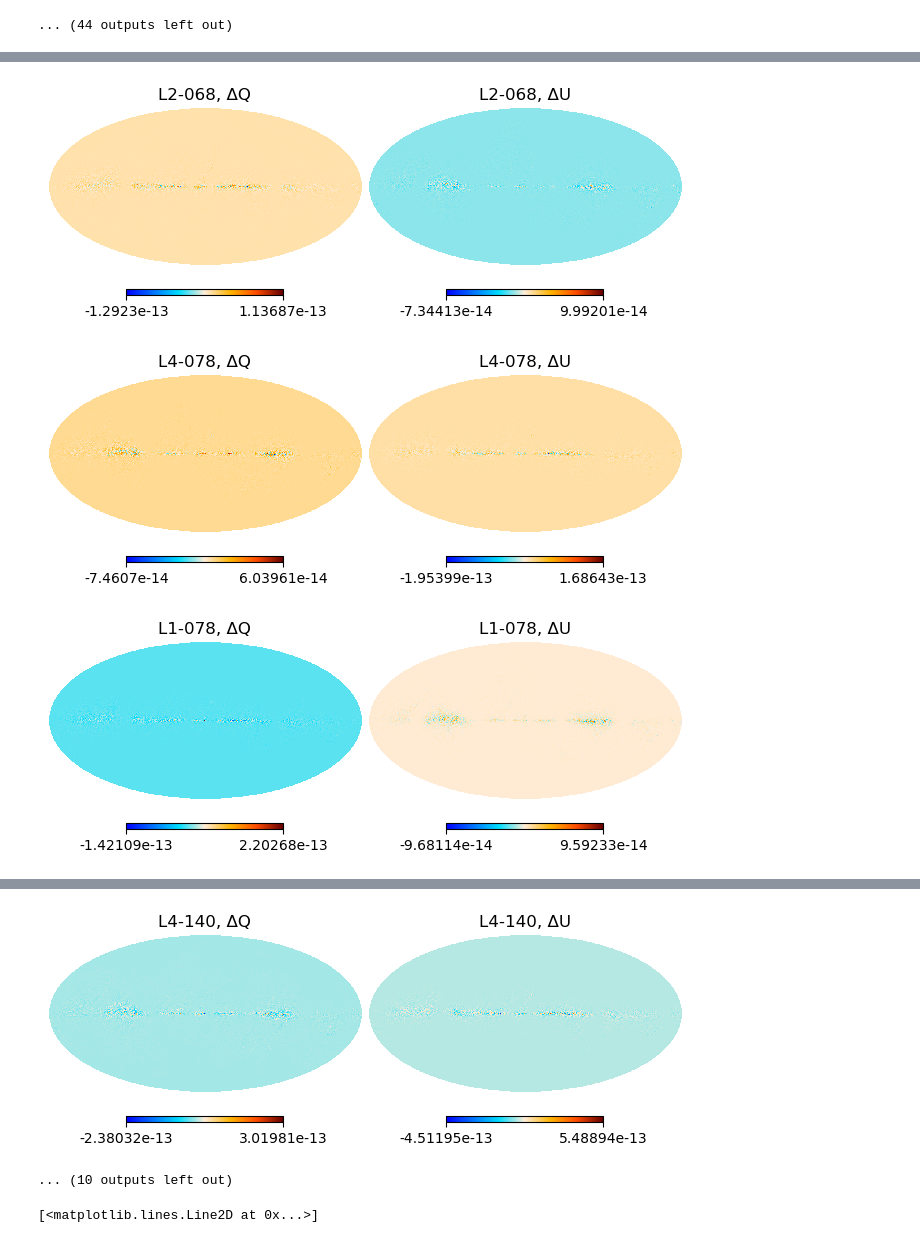
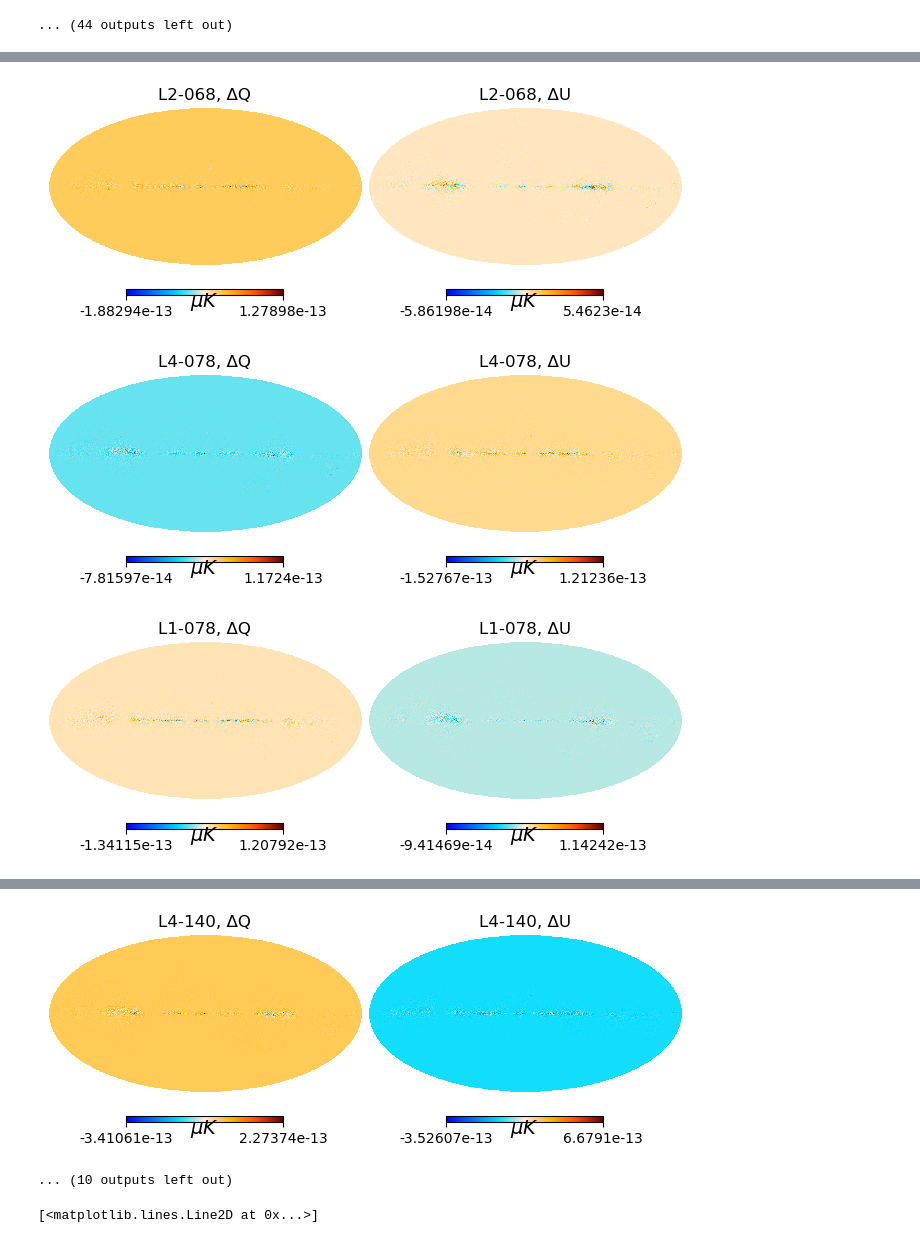
Before and after one commit to yusuke-takase/SBM, a Jupyter notebook: notebooks/bandpass_mismatch.ipynb, the cells around one changed output, grey strips where cells are left out. Saved outputs shown, nothing was run; the diff lists cells and outputs as text; code cells hidden in the pictures.

```diff
--- a/notebooks/bandpass_mismatch.ipynb
+++ b/notebooks/bandpass_mismatch.ipynb
@@ -234,11 +234,12 @@ syst = sbm.Systematics()
 freq_maps = []
 freq_maps_input = []
 freq_maps_res = []
-fg_models = ["pysm_dust_1", "pysm_synch_1", "pysm_co_1"]
+#fg_models = ["pysm_dust_1", "pysm_synch_1", "pysm_freefree_1", "pysm_ame_1", "pysm_co_1"]
+fg_models = ["pysm_dust_0", "pysm_synch_0", "pysm_co_1"]
 
 for channel in sbm.channel_list:
     config = sbm.Configlation(imo, channel)
-    config.mdim = 3 #2
+    config.mdim = 2 #3
     config.parallel = True
     config.nside = sf.nside
     config.xlink_threshold = 0.7  # avoid mapmake in singular pixels
@@ -354,6 +355,6 @@ val = 5
 
 for i,ch in enumerate(sbm.channel_list):
     plt.figure()
-    hp.mollview(freq_maps_res[i][1], cmap=cmap, sub=(1,2,1),title=f"{ch}, ΔQ") # min=-val, max=val,
-    hp.mollview(freq_maps_res[i][2], cmap=cmap, sub=(1,2,2), title=f"{ch}, ΔU") #min=-val, max=val,
+    hp.mollview(freq_maps_res[i][1], cmap=cmap, sub=(1,2,1),title=f"{ch}, ΔQ", unit="$\mu K$") # min=-val, max=val,
+    hp.mollview(freq_maps_res[i][2], cmap=cmap, sub=(1,2,2), title=f"{ch}, ΔU",unit="$\mu K$") #min=-val, max=val,
 # %% [output]
@@ -376,6 +377,6 @@ val = 5
 
 for i,ch in enumerate(sbm.channel_list):
     plt.figure()
-    hp.mollview(freq_maps_res[i][1], cmap=cmap, sub=(1,2,1),title=f"{ch}, ΔQ") # min=-val, max=val,
-    hp.mollview(freq_maps_res[i][2], cmap=cmap, sub=(1,2,2), title=f"{ch}, ΔU") #min=-val, max=val,
+    hp.mollview(freq_maps_res[i][1], cmap=cmap, sub=(1,2,1),title=f"{ch}, ΔQ", unit="$\mu K$") # min=-val, max=val,
+    hp.mollview(freq_maps_res[i][2], cmap=cmap, sub=(1,2,2), title=f"{ch}, ΔU", unit="$\mu K$") #min=-val, max=val,
 # %% [output]
@@ -386,3 +387,3 @@ for i,ch in enumerate(sbm.channel_list):
-[figure, old version]
+[figure, new version]
-[figure, old version]
+[figure, new version]
-[figure, old version]
+[figure, new version]
@@ -393,4 +394,4 @@ for i,ch in enumerate(sbm.channel_list):
-[figure, old version]
+[figure, new version]
 ... (10 outputs left out)
 # %%
 #run with ndim = 2
```
Also changed, not shown: parts of 7 cells of this notebook, 1 other file.
